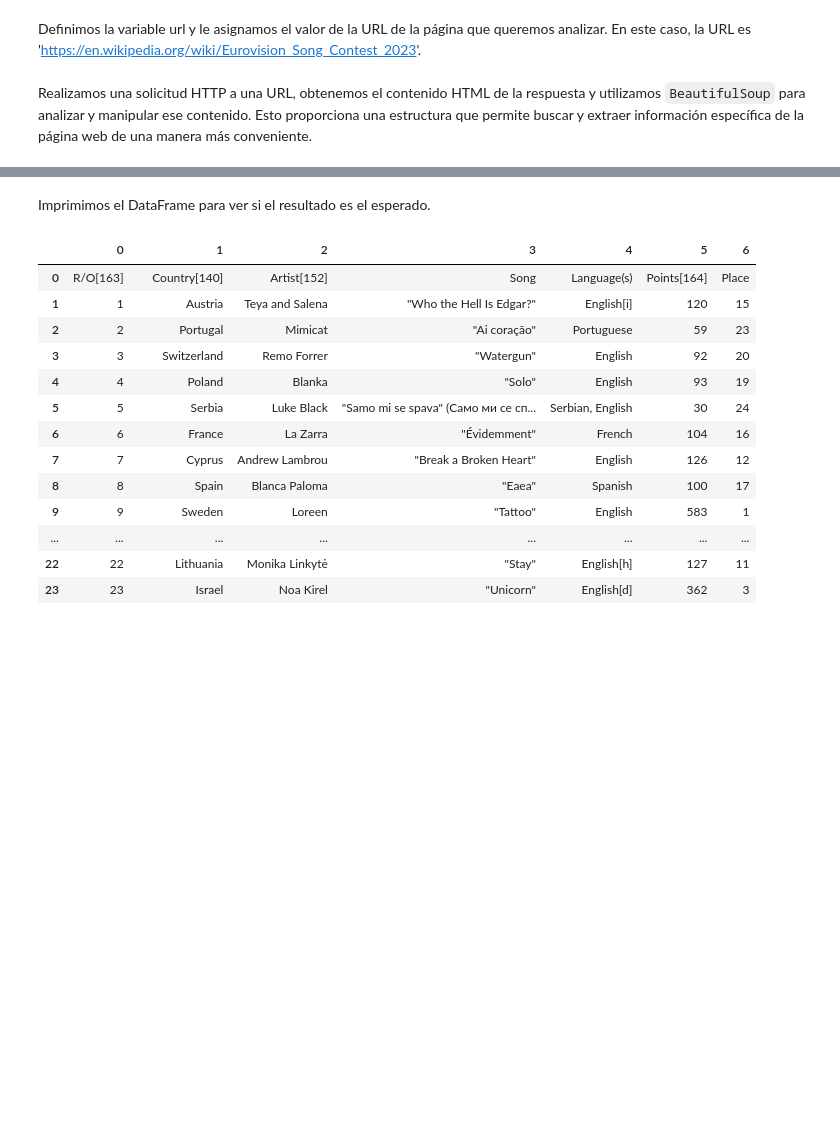
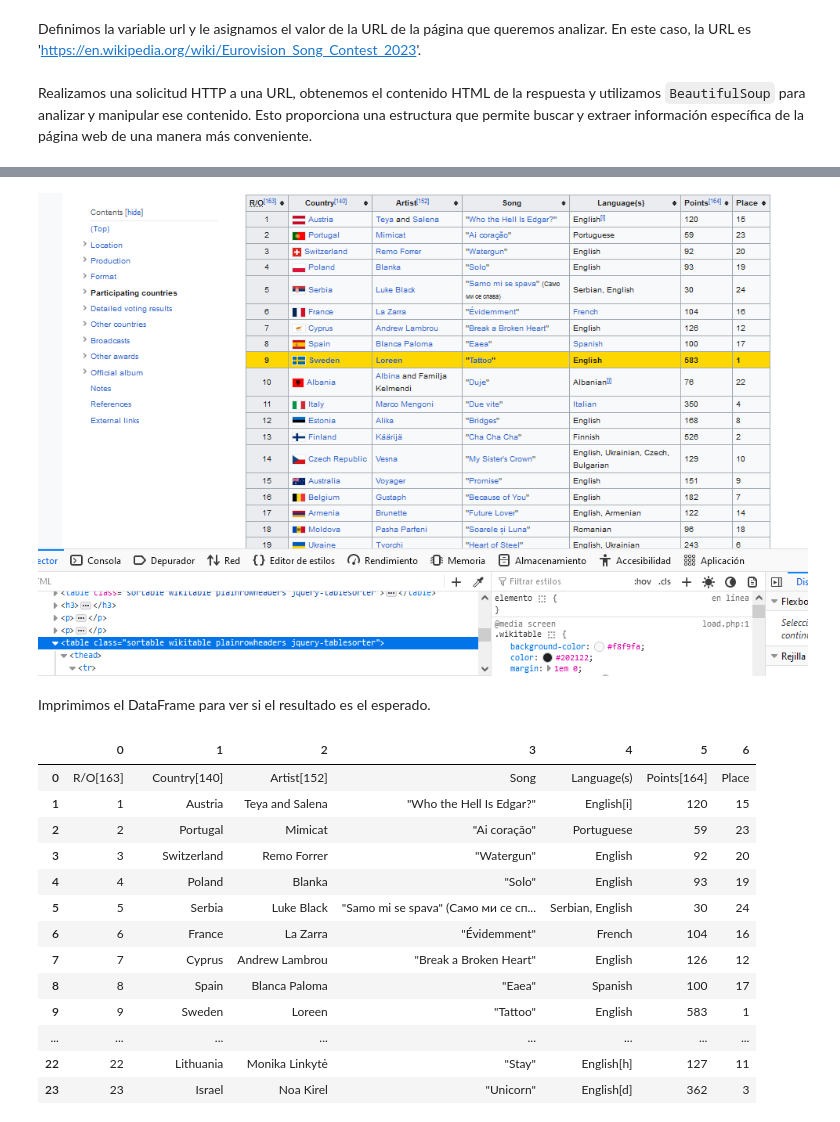
Before and after one commit to JosueLanzarote/Data-Web-Scraping, a Jupyter notebook: Web Data Scraping con Phyton.ipynb, the cells around one changed output, grey strips where cells are left out. Saved outputs shown, nothing was run; the diff lists cells and outputs as text; code cells hidden in the pictures; blank space fills up the shorter version.

Commit message:
Imagen

```diff
--- a/Web Data Scraping con Phyton.ipynb
+++ b/Web Data Scraping con Phyton.ipynb
@@ -43,3 +41,9 @@ En nuestro caso, después de investigar el código html de la web, sabemos que e
+# %%
+from IPython.display import Image
+
+Image(filename= r"C:\Users\josue\Desktop\Data Science\Proyectos\Data Web Scraping\Data-Web-Scraping\captura_tabla_web.png")
+# %% [output]
+[figure, added]
 # %%
 # Utilizamos el método find_all() de BeautifulSoup para buscar todas las etiquetas <table> con el atributo class igual
 # a "wikitable" en el contenido analizado de la página web. Estas tablas suelen tener una estructura específica en
```
Also changed, not shown: parts of 1 cell of this notebook.
